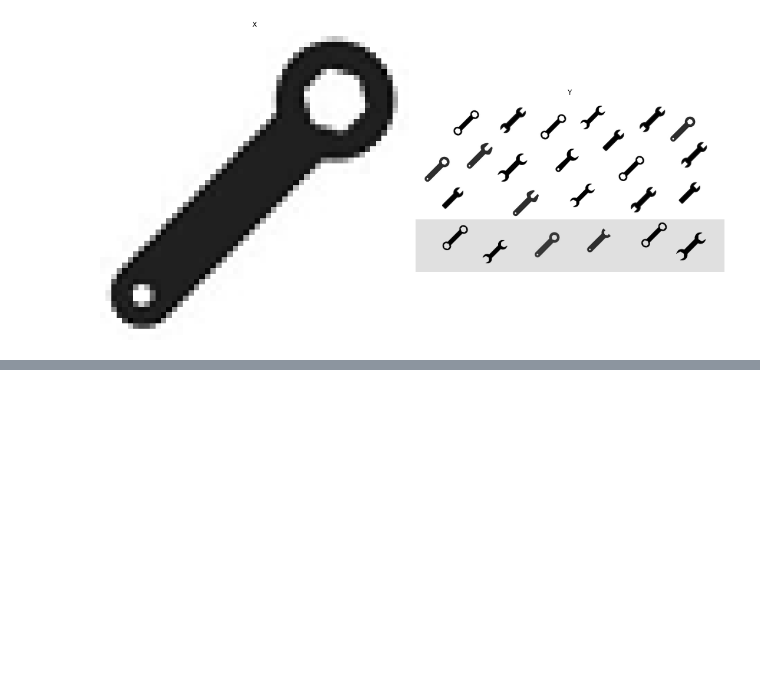
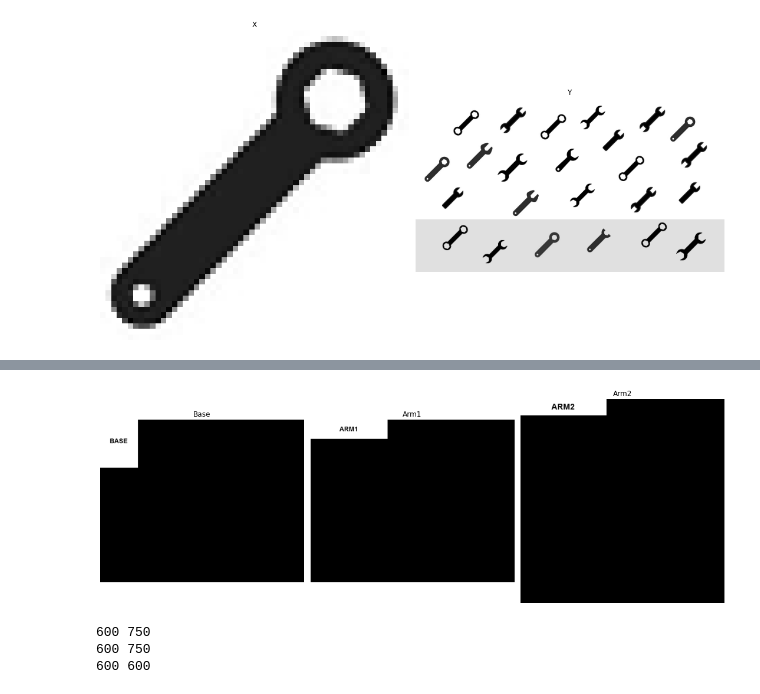
Before and after one commit to fekurita/MachineVision, a Jupyter notebook: APS2/APS2.ipynb, the cells around one changed output, grey strips where cells are left out. Cells and saved outputs as stored; diff of their text form; code cells hidden in the pictures; blank space fills up the shorter version.

```diff
--- a/APS2/APS2.ipynb
+++ b/APS2/APS2.ipynb
@@ -175,0 +178,39 @@ plt.show()
+# %%
+Fig_Base= cv2.imread("Figuras_APS2/Fig3_Base.bmp", cv2.IMREAD_GRAYSCALE)
+Fig_Arm1= cv2.imread("Figuras_APS2/Fig3_Arm1.bmp", cv2.IMREAD_GRAYSCALE)
+Fig_Arm2= cv2.imread("Figuras_APS2/Fig3_Arm2.bmp", cv2.IMREAD_GRAYSCALE)
+
+
+
+plt.figure(figsize=(15,10))
+
+plt.subplot(1,3,1)
+plt.imshow(Fig_Base, cmap='gray')
+plt.title('Base')
+plt.axis('off')
+
+plt.subplot(1,3,2)
+plt.imshow(Fig_Arm1, cmap='gray')
+plt.title('Arm1')
+plt.axis('off')
+
+plt.subplot(1,3,3)
+plt.imshow(Fig_Arm2, cmap='gray')
+plt.title('Arm2')
+plt.axis('off')
+
+plt.tight_layout()
+plt.show()
+# %% [output]
+[figure, added]
+# %%
+(hbase,wbase)=Fig_Base.shape
+(harm1,warm1)=Fig_Arm1.shape
+(harm2,warm2)=Fig_Arm2.shape
+print(hbase,wbase)
+print(harm1,warm1)
+print(harm2,warm2)
+# %% [output]
+600 750
+600 750
+600 600
```
Also changed, not shown: parts of 7 cells of this notebook, 1 other file.
